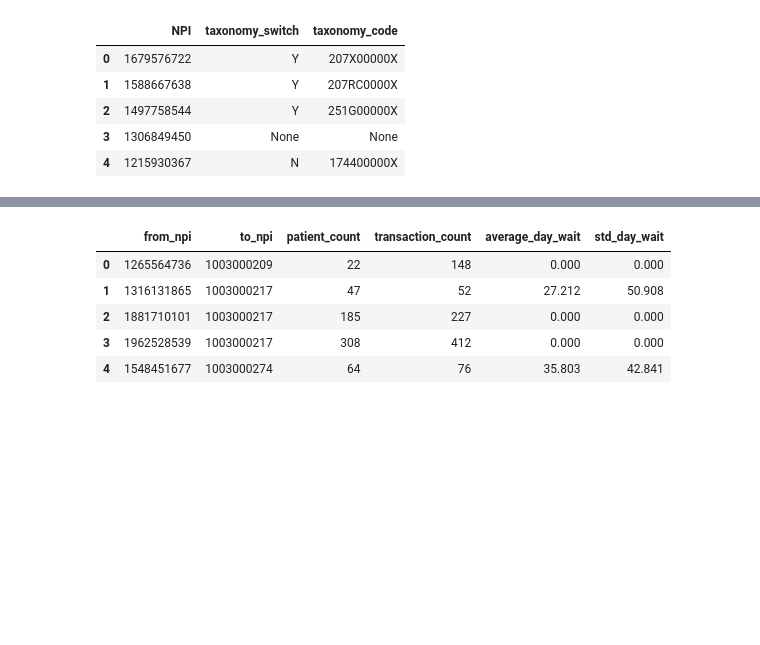
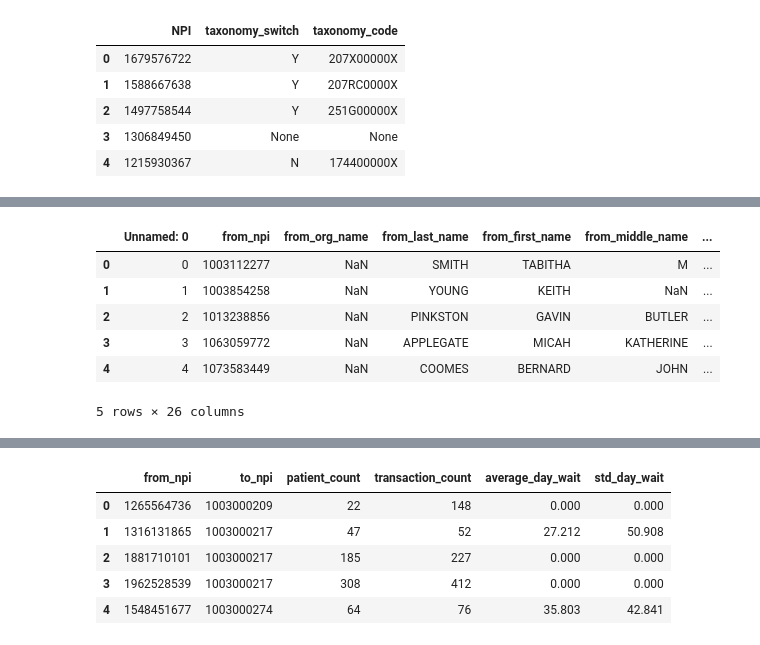
Before and after one commit to nss-data-science-cohort-5/hop_team-hot_pretzels, a Jupyter notebook: hop_teaming_EDA_JG.ipynb, the cells around one changed output, grey strips where cells are left out. Saved outputs shown, nothing was run; the diff lists cells and outputs as text; code cells hidden in the pictures; blank space fills up the shorter version.

```diff
--- a/hop_teaming_EDA_JG.ipynb
+++ b/hop_teaming_EDA_JG.ipynb
@@ -115,0 +243,11 @@ nppes_5.head()
+# %%
+from_npi = pd.read_csv('data/from_npi.csv')
+from_npi.head()
+# %% [output]
+|  | Unnamed: 0 | from_npi | from_org_name | from_last_name | from_first_name | from_middle_name | ... |
+| 0 | 0 | 1003112277 | NaN | SMITH | TABITHA | M | ... |
+| 1 | 1 | 1003854258 | NaN | YOUNG | KEITH | NaN | ... |
+| 2 | 2 | 1013238856 | NaN | PINKSTON | GAVIN | BUTLER | ... |
+| 3 | 3 | 1063059772 | NaN | APPLEGATE | MICAH | KATHERINE | ... |
+| 4 | 4 | 1073583449 | NaN | COOMES | BERNARD | JOHN | ... |
+5 rows × 26 columns
```
Also changed, not shown: parts of 12 cells of this notebook.
